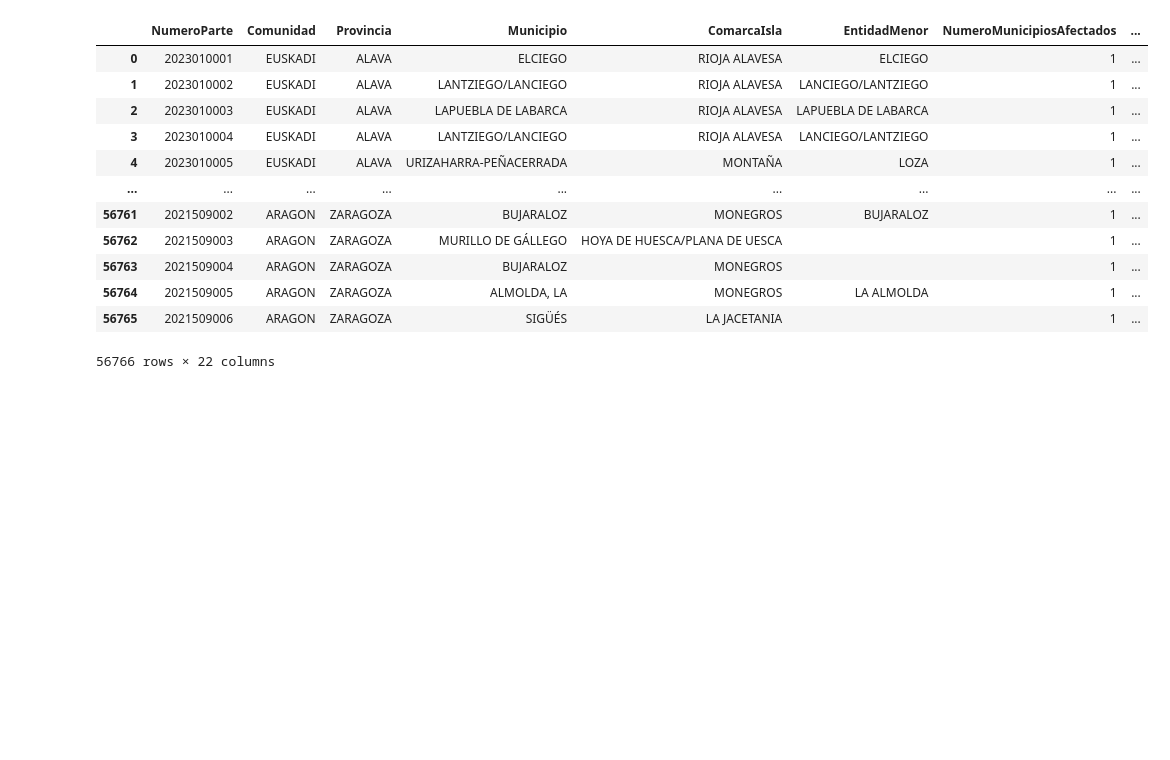
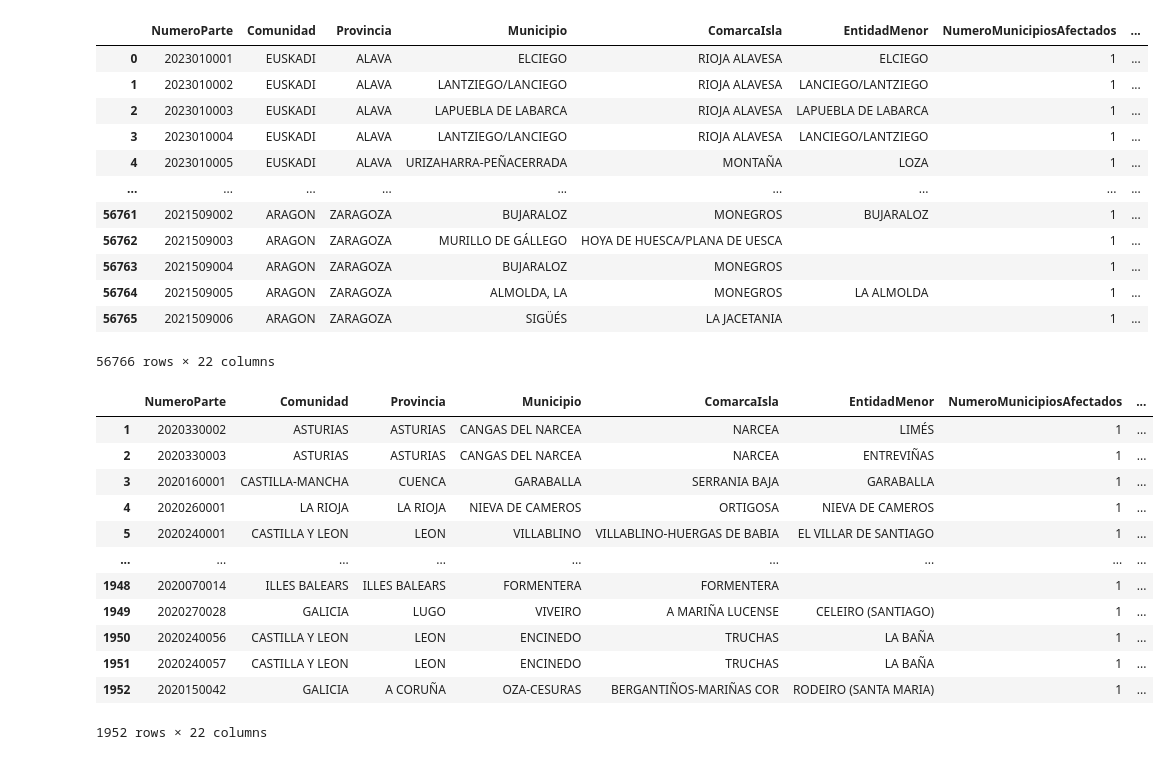
Before and after one commit to Mariogarber/forest-fire-detection, a Jupyter notebook: notebooks/preprocessing_v1.ipynb, the cells around one changed output. Drawn from its saved outputs; the diff is of its cells as text; code cells hidden in the pictures; blank space fills up the shorter version.

```diff
--- a/notebooks/preprocessing_v1.ipynb
+++ b/notebooks/preprocessing_v1.ipynb
@@ -138,3 +137,31 @@ processed_typed_data
 | 56764 | 2021509005 | ARAGON | ZARAGOZA | ALMOLDA, LA | MONEGROS | LA ALMOLDA | 1 | ... |
 | 56765 | 2021509006 | ARAGON | ZARAGOZA | SIGÜÉS | LA JACETANIA |  | 1 | ... |
 56766 rows × 22 columns
+# %%
+from forest_fire_detection.load import SatelliteLoader
+from forest_fire_detection.preprocessing import read_labels, egif_to_lonlat
+import pandas as pd
+
+loader = SatelliteLoader()
+
+dataset = loader.load_by_quarter(2020, 1)
+
+_, labels = read_labels("/home/marito/Documents/Projects/forest-fire-detection/data/processed/data_processed_2020-01-01_2023-12-31.csv")
+
+labels_2020_q1 = labels[(labels["Detectado"].dt.year == 2020) & (labels["Detectado"].dt.quarter == 1)].sort_values(["Detectado", "Provincia", "Municipio"])
+
+labels_2020_q1
+# %% [output]
+|  | NumeroParte | Comunidad | Provincia | Municipio | ComarcaIsla | EntidadMenor | NumeroMunicipiosAfectados | ... |
+| 1 | 2020330002 | ASTURIAS | ASTURIAS | CANGAS DEL NARCEA | NARCEA | LIMÉS | 1 | ... |
+| 2 | 2020330003 | ASTURIAS | ASTURIAS | CANGAS DEL NARCEA | NARCEA | ENTREVIÑAS | 1 | ... |
+| 3 | 2020160001 | CASTILLA-MANCHA | CUENCA | GARABALLA | SERRANIA BAJA | GARABALLA | 1 | ... |
+| 4 | 2020260001 | LA RIOJA | LA RIOJA | NIEVA DE CAMEROS | ORTIGOSA | NIEVA DE CAMEROS | 1 | ... |
+| 5 | 2020240001 | CASTILLA Y LEON | LEON | VILLABLINO | VILLABLINO-HUERGAS DE BABIA | EL VILLAR DE SANTIAGO | 1 | ... |
+| ... | ... | ... | ... | ... | ... | ... | ... | ... |
+| 1948 | 2020070014 | ILLES BALEARS | ILLES BALEARS | FORMENTERA | FORMENTERA |  | 1 | ... |
+| 1949 | 2020270028 | GALICIA | LUGO | VIVEIRO | A MARIÑA LUCENSE | CELEIRO (SANTIAGO) | 1 | ... |
+| 1950 | 2020240056 | CASTILLA Y LEON | LEON | ENCINEDO | TRUCHAS | LA BAÑA | 1 | ... |
+| 1951 | 2020240057 | CASTILLA Y LEON | LEON | ENCINEDO | TRUCHAS | LA BAÑA | 1 | ... |
+| 1952 | 2020150042 | GALICIA | A CORUÑA | OZA-CESURAS | BERGANTIÑOS-MARIÑAS COR | RODEIRO (SANTA MARIA) | 1 | ... |
+1952 rows × 22 columns
```
Also changed, not shown: parts of 5 cells of this notebook, 3 other files.
